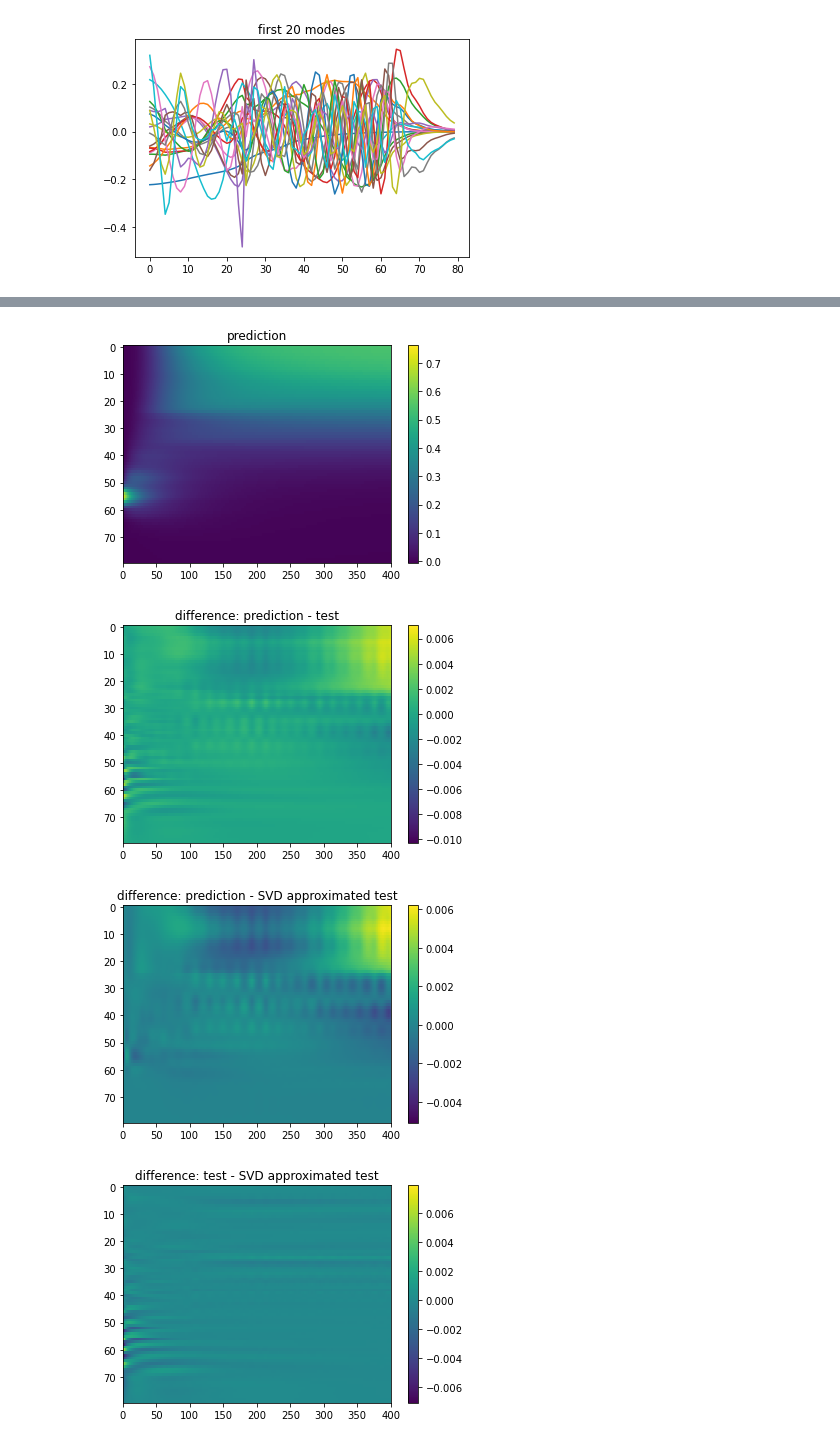
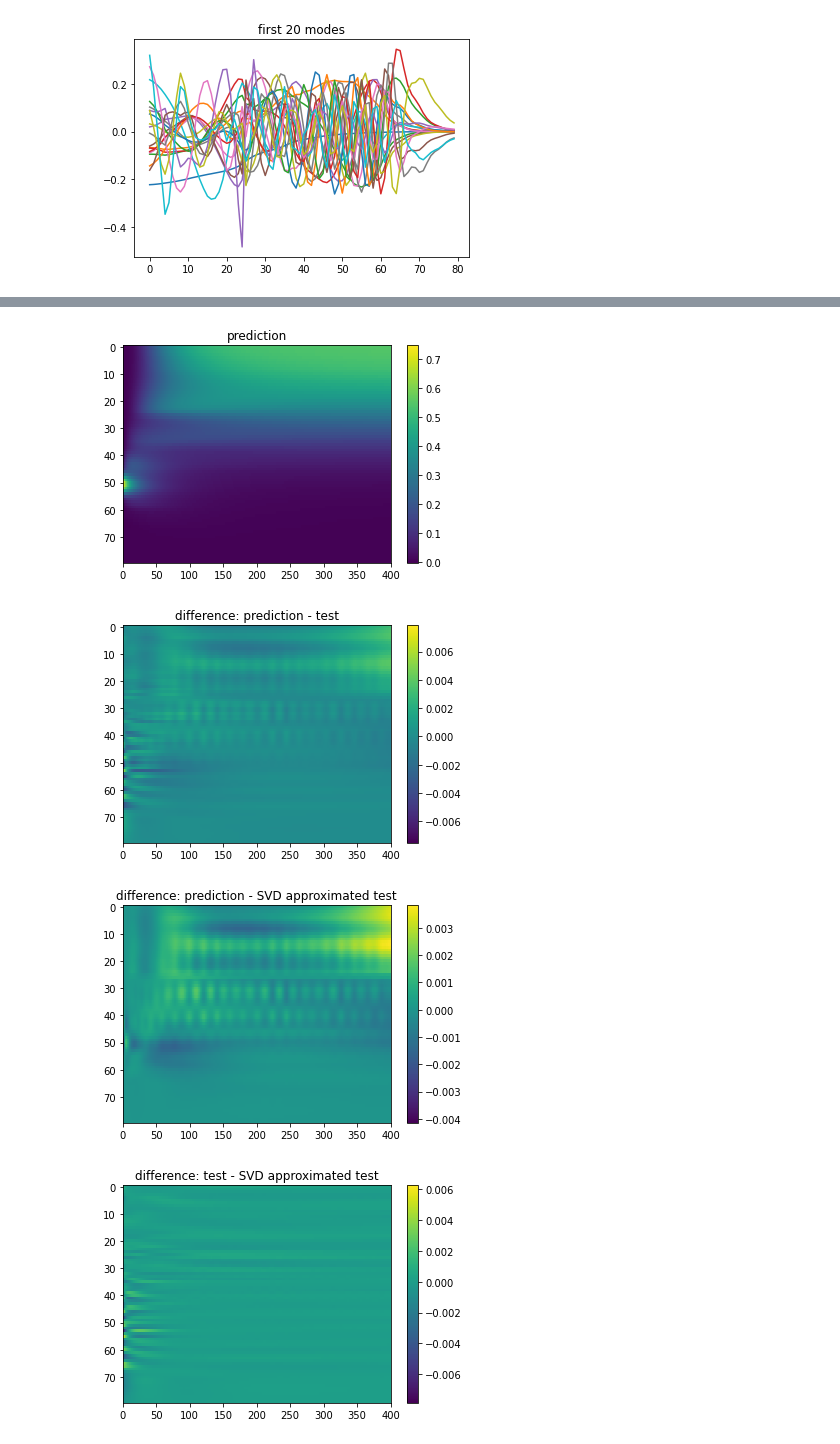
Before and after one commit to stmeinecke/derrom, a Jupyter notebook: ELPH-ML_NVAR.ipynb, the cells around one changed output, grey strips where cells are left out. Drawn from its saved outputs; the diff is of its cells as text; code cells hidden in the pictures.

```diff
--- a/ELPH-ML_NVAR.ipynb
+++ b/ELPH-ML_NVAR.ipynb
@@ -34,15 +40,14 @@ plt.show()
 runs[0] shape:  (80, 400)
 [figure]
 # %%
-from ELPH_NVAR import SVDNVAR
+optimizer = ELPH_Optimizer.ridge(alpha=10.**-2.8)
 
-# scaler = None
 # scaler = ELPH_Scaler.standardize_scaler()
 scaler = ELPH_Scaler.normalize_scaler(0.3)
 # scaler = ELPH_Scaler.tanh_scaler(arg_scale=1.0, out_scale=0.3)
 
 NVAR = SVDNVAR(runs)
-NVAR.train(alpha=10**-3.4, rdim=20, n_VAR_steps=2, NVAR_p=2, intercept=True, scaler=scaler)
+NVAR.train(rdim=20, n_VAR_steps=2, NVAR_p=2, intercept=True, optimizer=optimizer, scaler=scaler)
 NVAR.print_status()
 
 plt.imshow(NVAR.w, aspect='auto', interpolation='none')
@@ -137,12 +144,15 @@ optimizer = BayesianOptimization(f=get_score, pbounds=pbounds, random_state=817)
 # plt.show()
 # %%
 scaler = ELPH_Scaler.normalize_scaler(0.3)
+optimizer = ELPH_Optimizer.ridge(alpha=10.**-2.8)
+# optimizer = ELPH_Optimizer.lstsqrs()
+
 
 train_runs = runs[::1]
-test_run = train_runs.pop(82)
+test_run = train_runs.pop(67)
 
 NVAR.load_runs(train_runs)
-NVAR.train(rdim=20, n_VAR_steps=2, NVAR_p=2, method='ridge', alpha=10.**-2.8, intercept=True, scaler=scaler, full_hist=False)
+NVAR.train(rdim=20, n_VAR_steps=2, NVAR_p=2, intercept=True, optimizer=optimizer, scaler=scaler, full_hist=False)
 
 NVAR.print_status()
 
@@ -192,7 +202,7 @@ NVAR error compared to SVD approximated run:  0.006194282103300308
-[figure, old version]
+[figure, new version]
-[figure, old version]
+[figure, new version]
-[figure, old version]
+[figure, new version]
-[figure, old version]
+[figure, new version]
 # %%
 import ELPH_dyn
 
```
Also changed, not shown: parts of 8 cells of this notebook, 3 other files.
